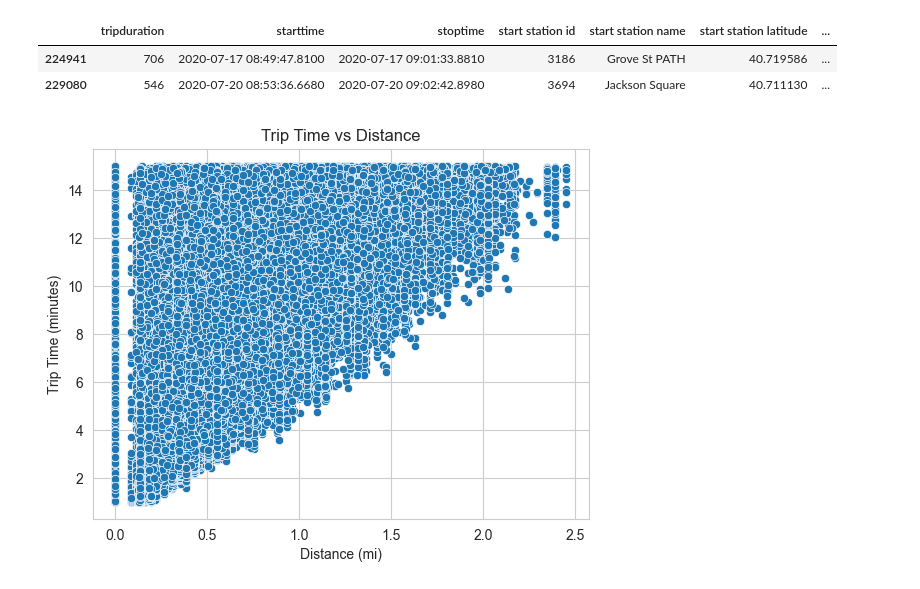
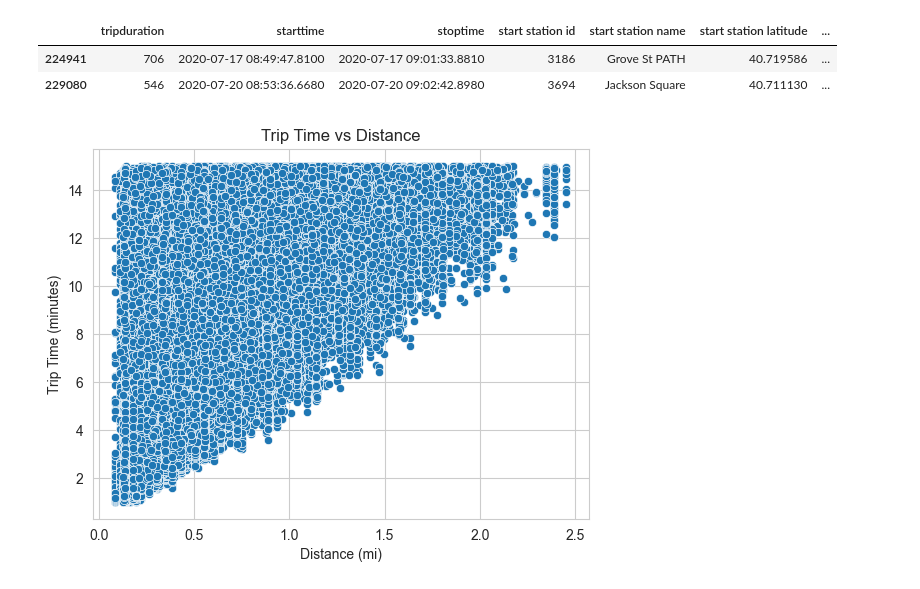
Before and after one commit to nallen19/DSandML, a Jupyter notebook: Project/Project.ipynb, the cells around one changed output. Saved outputs shown, nothing was run; the diff lists cells and outputs as text; code cells hidden in the pictures.

```diff
--- a/Project/Project.ipynb
+++ b/Project/Project.ipynb
@@ -113,18 +115,18 @@ plt.show()
 # %% [output]
 [figure]
 # %%
-df_bike_clean = df_bike[df_bike['trip minutes'] <= 15]
+df_bike_clean = df_bike[(df_bike['trip minutes'] <= 15) & (df_bike['distance'] > 0)].copy()
 df_bike_clean[df_bike_clean['distance'] > 200]
 # %% [output]
 |  | tripduration | starttime | stoptime | start station id | start station name | start station latitude | ... |
 | 224941 | 706 | 2020-07-17 08:49:47.8100 | 2020-07-17 09:01:33.8810 | 3186 | Grove St PATH | 40.719586 | ... |
 | 229080 | 546 | 2020-07-20 08:53:36.6680 | 2020-07-20 09:02:42.8980 | 3694 | Jackson Square | 40.711130 | ... |
 # %%
-df_bike_clean = df_bike_clean.drop([224941, 229080])
+df_bike_clean.drop([224941, 229080], inplace=True)
 sns.scatterplot(x='distance', y='trip minutes', data=df_bike_clean)
 plt.xlabel('Distance (mi)')
 plt.ylabel('Trip Time (minutes)')
 plt.title('Trip Time vs Distance')
 plt.show()
 # %% [output]
-[figure, old version]
+[figure, new version]
```
Also changed, not shown: parts of 32 cells of this notebook, 12 other files.
